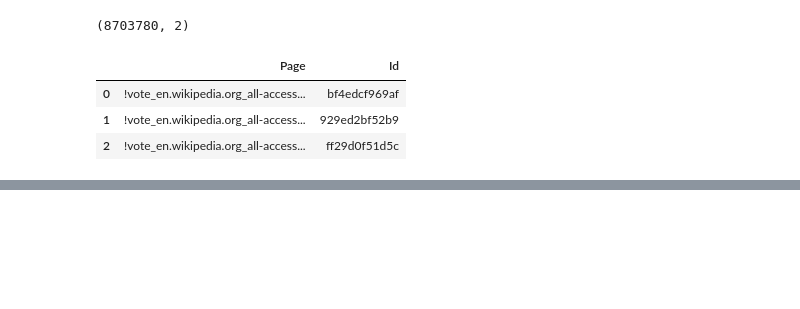
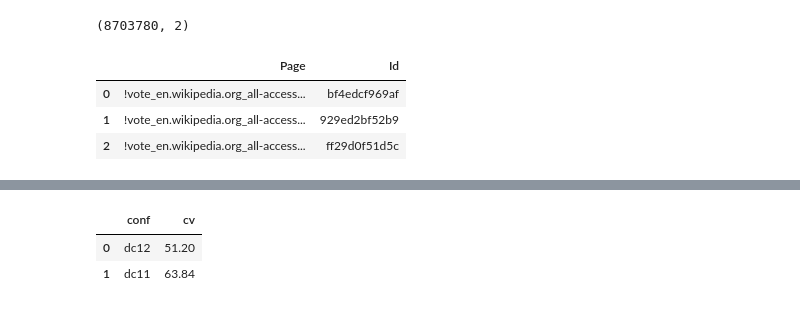
Before and after one commit to juliencohensolal/Wiki, a Jupyter notebook: Wiki.ipynb, the cells around one changed output, grey strips where cells are left out. Cells and saved outputs as stored; diff of their text form; code cells hidden in the pictures; blank space fills up the shorter version.

```diff
--- a/Wiki.ipynb
+++ b/Wiki.ipynb
@@ -202,3 +187,33 @@ data_configs = {
+# %%
+dc1 = {"stat" : "median",
+       "length" : 14}
+dc2 = {"stat" : "median",
+       "length" : 28}
+dc3 = {"stat" : "mean",
+       "length" : 14}
+dc4 = {"stat" : "mean",
+       "length" : 28}
+dc5 = {"stat" : "median",
+       "length" : 56} # 8 weeks
+dc6 = {"stat" : "mean",
+       "length" : 56}
+dc7 = {"stat" : "median",
+       "length" : 84} # 12 weeks
+dc8 = {"stat" : "mean",
+       "length" : 84}
+dc9 = {"stat" : "median",
+       "length" : 112} # 16 weeks
+dc10 = {"stat" : "mean",
+       "length" : 112}
+dc11 = {"stat" : "median",
+       "length" : 168} # 24 weeks (6 * 4 weeks)
+dc12 = {"stat" : "mean",
+       "length" : 168}
+
+data_configs = {
+    "dc11" : dc11,
+    "dc12" : dc12,
+}
 # %% [markdown]
 <b>Script</b>
 # %%
@@ -270,5 +282,9 @@ SMAPE fold 5 : 53.90286513248583
 # %%
 # Show ordered results
-results.sort_values(["cv"], ascending=False, inplace=True)
+results.sort_values(["cv"], ascending=True, inplace=True)
 results.reset_index(drop=True, inplace=True)
 display(results)
+# %% [output]
+|  | conf | cv |
+| 0 | dc12 | 51.20 |
+| 1 | dc11 | 63.84 |
```
Also changed, not shown: parts of 6 cells of this notebook, 1 other file.
